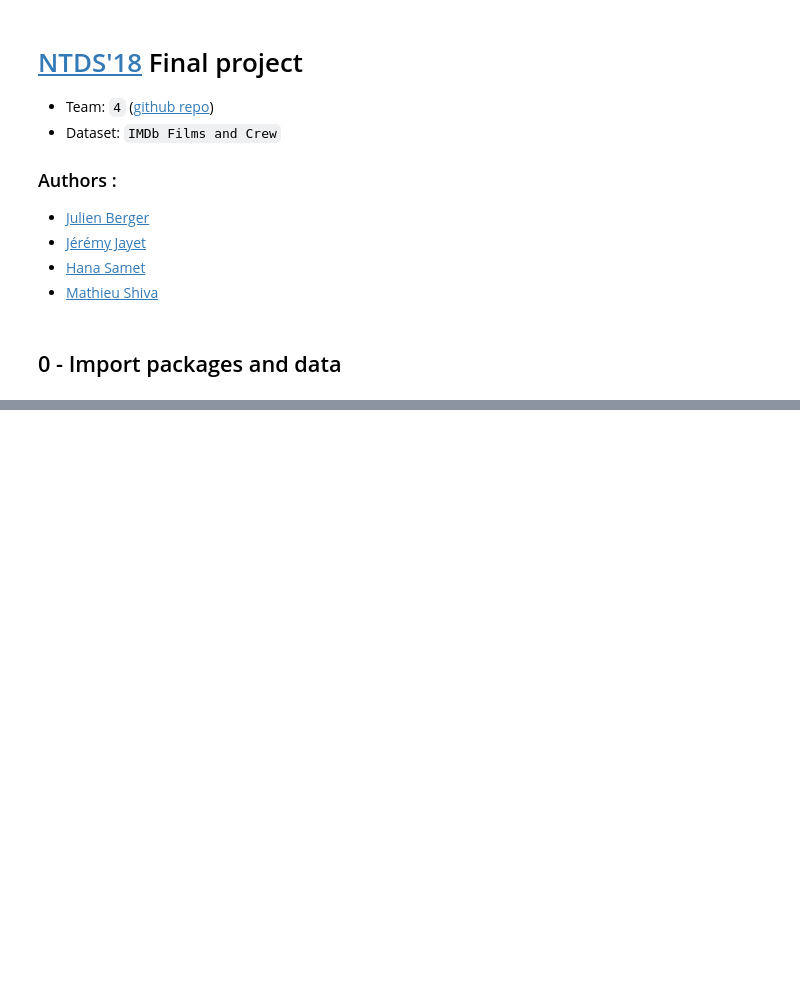
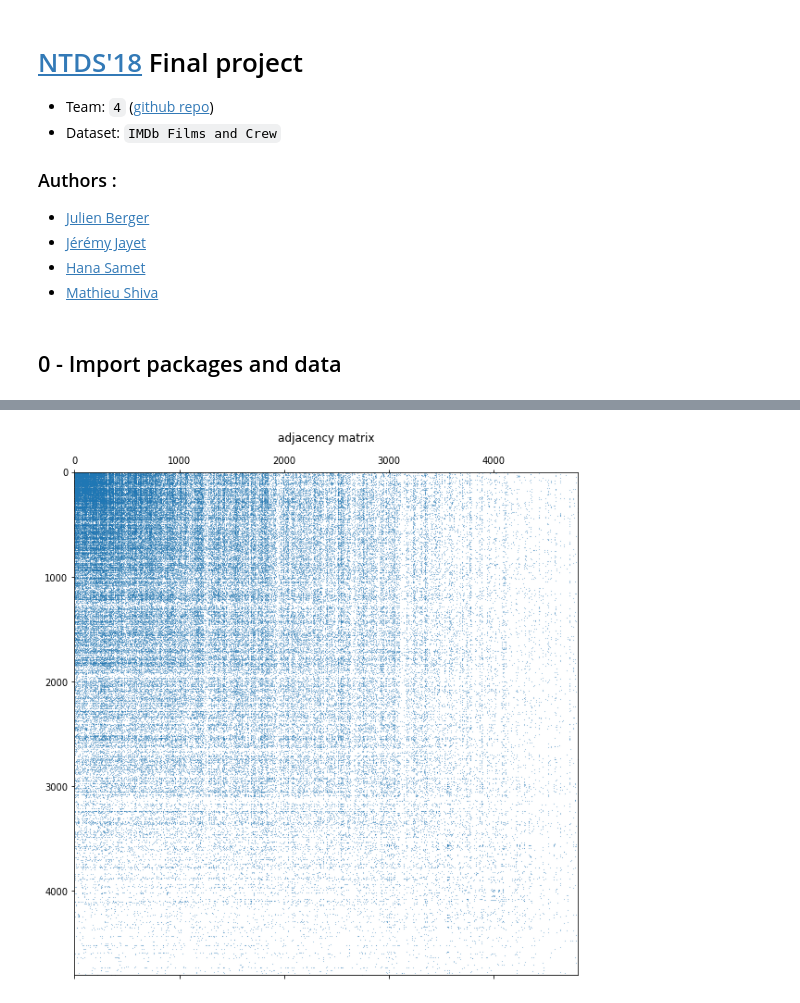
Before and after one commit to swouf/ntds_IMDb_team4, a Jupyter notebook: final_project_ntds_2018.ipynb, the cells around one changed output, grey strips where cells are left out. Drawn from its saved outputs; the diff is of its cells as text; code cells hidden in the pictures; blank space fills up the shorter version.

```diff
--- a/final_project_ntds_2018.ipynb
+++ b/final_project_ntds_2018.ipynb
@@ -37,0 +51,13 @@ import src.load_data as ldata
+# %%
+adjacency=np.load('./data/adjacency_test_movies.npy')
+#need at least two of the same actor
+adjacency[adjacency <2]=0
+plt.figure(figsize=(10, 10))
+plt.spy(adjacency, markersize=0.1)
+plt.title('adjacency matrix')
+
+G_test = nx.from_numpy_matrix(adjacency)
+nx.number_connected_components(G_test)
+Gc_test = max(nx.connected_component_subgraphs(G_test), key=len)
+# %% [output]
+[figure, added]
```
Also changed, not shown: parts of 11 cells of this notebook, 1 other file.
